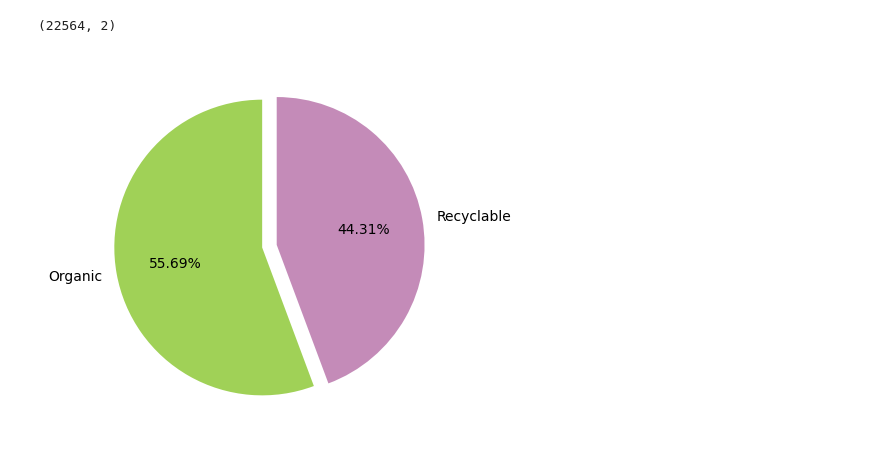
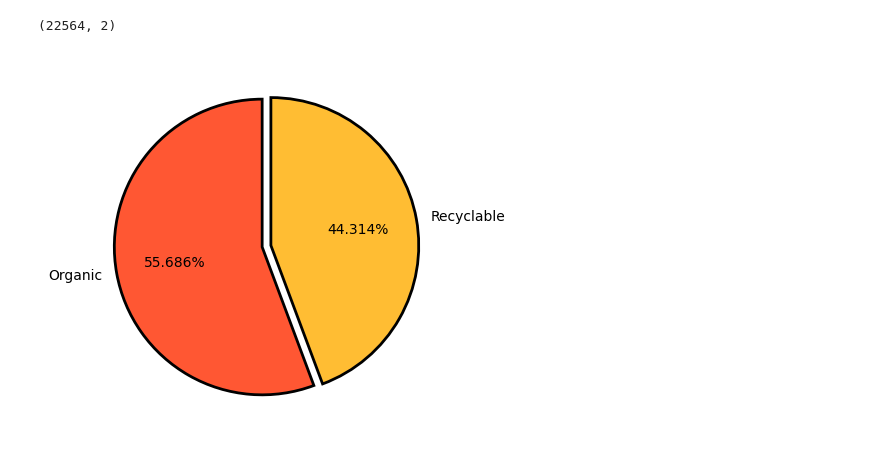
Before and after one commit to anieshreddy/Plasticwaste-management, a Jupyter notebook: wasteclassification.ipynb, the cells around one changed output. Drawn from its saved outputs; the diff is of its cells as text; code cells hidden in the pictures.

```diff
--- a/wasteclassification.ipynb
+++ b/wasteclassification.ipynb
@@ -85,10 +63,16 @@ data.shape
 # %% [output]
 (22564, 2)
 # %%
-colors = ["#a0d157", "#c48bb8"]
-
-plt.pie(data.label.value_counts(), labels = ["Organic","Recyclable"], autopct = '%0.2f%%', colors = colors, startangle = 90, explode = [0.05, 0.05] ) #explode is optional
-
+colors = ["#ff5733", "#ffbd33"]
+plt.pie(
+    data.label.value_counts(),
+    labels=["Organic","Recyclable"],
+    autopct='%0.3f%%',
+    colors=colors[:2],
+    startangle=90,
+    explode=[0.03,0.03],
+    wedgeprops={'edgecolor':'black','linewidth':2}
+)
 plt.show()
 # %% [output]
-[figure, old version]
+[figure, new version]
```
Also changed, not shown: parts of 9 cells of this notebook.
